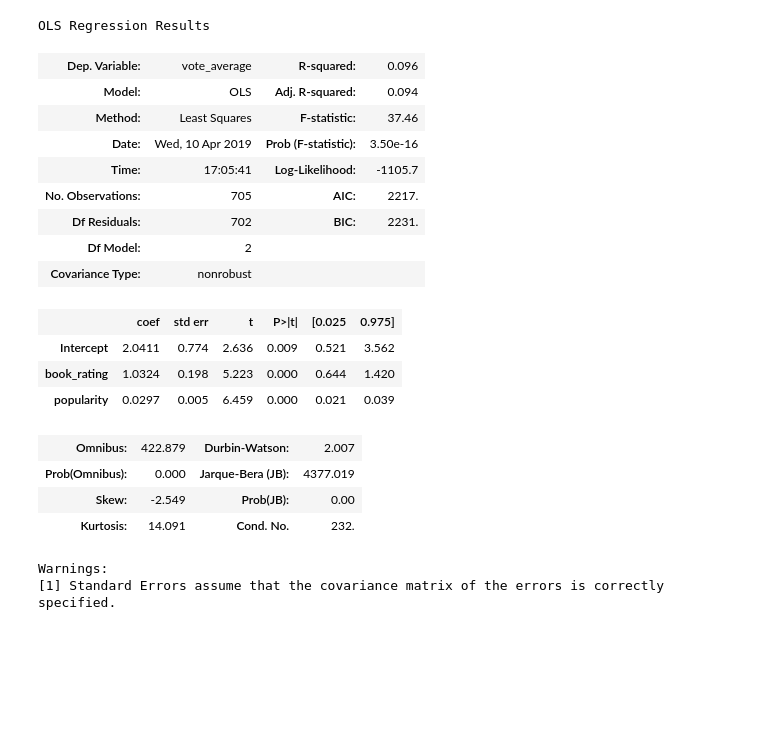
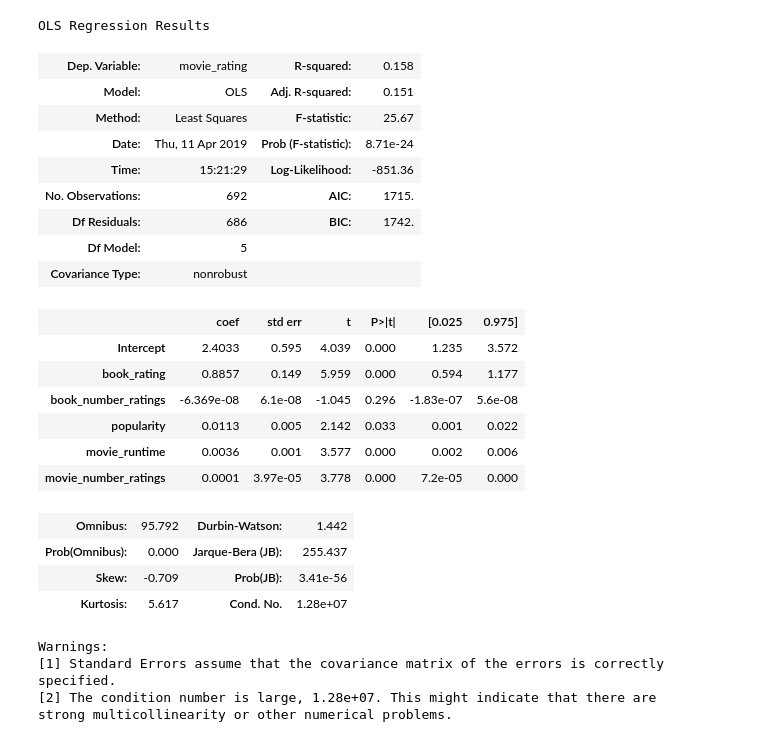
Before and after one commit to natashaborders-zz/Book_to_Movie_Ratings_Predictions, a Jupyter notebook: Analysis_Workbooks/Book_To_Movie_Analysis.ipynb, the cells around one changed output. Saved outputs shown, nothing was run; the diff lists cells and outputs as text; code cells hidden in the pictures; blank space fills up the shorter version.

```diff
--- a/Analysis_Workbooks/Book_To_Movie_Analysis.ipynb
+++ b/Analysis_Workbooks/Book_To_Movie_Analysis.ipynb
@@ -22,0 +14,2 @@ with open('book_movie_data.pkl', 'rb') as f:
+# %%
+book_movie = pd.read_csv('book_movie_database.csv')
@@ -22,0 +34,6 @@ with open('book_movie_data.pkl', 'rb') as f:
+# %%
+#Getting genres as columns to expand the dataframe.
+
+g = book_movie['genres']
+from ast import literal_eval
+g = g.apply(literal_eval)
@@ -22,0 +60,6 @@ with open('book_movie_data.pkl', 'rb') as f:
+# %%
+genre1 = []
+for i, name in enumerate(d[0]['name'] for d in g):
+    genre1.append(name)
+# %%
+book_movie['main_genre'] = genre1
@@ -125,33 +152,38 @@ sns.heatmap(bk_mv.corr(), cmap="seismic", annot=True, vmin=-1, vmax=1);
 # %%
-# Create your feature matrix (X) and target vector (y)
-y, X = patsy.dmatrices('vote_average ~ book_rating + popularity', data=bk_mv, return_type="dataframe")
+# Create our feature matrix (X) and target vector (y)
+y, X = patsy.dmatrices('movie_rating ~ book_rating + book_number_ratings + popularity + movie_runtime + movie_number_ratings', data=book_movie, return_type="dataframe")
 
 # Create your model
 model = sm.OLS(y, X)
 
 # Fit your model to your training set
 fit = model.fit()
 
 # Print summary statistics of the model's performance
 fit.summary()
 # %% [output]
 OLS Regression Results
-| Dep. Variable: | vote_average | R-squared: | 0.096 |
-| Model: | OLS | Adj. R-squared: | 0.094 |
-| Method: | Least Squares | F-statistic: | 37.46 |
-| Date: | Wed, 10 Apr 2019 | Prob (F-statistic): | 3.50e-16 |
-| Time: | 17:05:41 | Log-Likelihood: | -1105.7 |
-| No. Observations: | 705 | AIC: | 2217. |
-| Df Residuals: | 702 | BIC: | 2231. |
-| Df Model: | 2 |  |  |
+| Dep. Variable: | movie_rating | R-squared: | 0.158 |
+| Model: | OLS | Adj. R-squared: | 0.151 |
+| Method: | Least Squares | F-statistic: | 25.67 |
+| Date: | Thu, 11 Apr 2019 | Prob (F-statistic): | 8.71e-24 |
+| Time: | 15:21:29 | Log-Likelihood: | -851.36 |
+| No. Observations: | 692 | AIC: | 1715. |
+| Df Residuals: | 686 | BIC: | 1742. |
+| Df Model: | 5 |  |  |
 | Covariance Type: | nonrobust |  |  |
 |  | coef | std err | t | P>|t| | [0.025 | 0.975] |
-| Intercept | 2.0411 | 0.774 | 2.636 | 0.009 | 0.521 | 3.562 |
-| book_rating | 1.0324 | 0.198 | 5.223 | 0.000 | 0.644 | 1.420 |
-| popularity | 0.0297 | 0.005 | 6.459 | 0.000 | 0.021 | 0.039 |
+| Intercept | 2.4033 | 0.595 | 4.039 | 0.000 | 1.235 | 3.572 |
+| book_rating | 0.8857 | 0.149 | 5.959 | 0.000 | 0.594 | 1.177 |
+| book_number_ratings | -6.369e-08 | 6.1e-08 | -1.045 | 0.296 | -1.83e-07 | 5.6e-08 |
+| popularity | 0.0113 | 0.005 | 2.142 | 0.033 | 0.001 | 0.022 |
+| movie_runtime | 0.0036 | 0.001 | 3.577 | 0.000 | 0.002 | 0.006 |
+| movie_number_ratings | 0.0001 | 3.97e-05 | 3.778 | 0.000 | 7.2e-05 | 0.000 |
-| Omnibus: | 422.879 | Durbin-Watson: | 2.007 |
-| Prob(Omnibus): | 0.000 | Jarque-Bera (JB): | 4377.019 |
-| Skew: | -2.549 | Prob(JB): | 0.00 |
-| Kurtosis: | 14.091 | Cond. No. | 232. |
+| Omnibus: | 95.792 | Durbin-Watson: | 1.442 |
+| Prob(Omnibus): | 0.000 | Jarque-Bera (JB): | 255.437 |
+| Skew: | -0.709 | Prob(JB): | 3.41e-56 |
+| Kurtosis: | 5.617 | Cond. No. | 1.28e+07 |
 Warnings:
 [1] Standard Errors assume that the covariance matrix of the errors is correctly specified.
+[2] The condition number is large, 1.28e+07. This might indicate that there are
+strong multicollinearity or other numerical problems.
```
Also changed, not shown: parts of 24 cells of this notebook, 11 other files.
